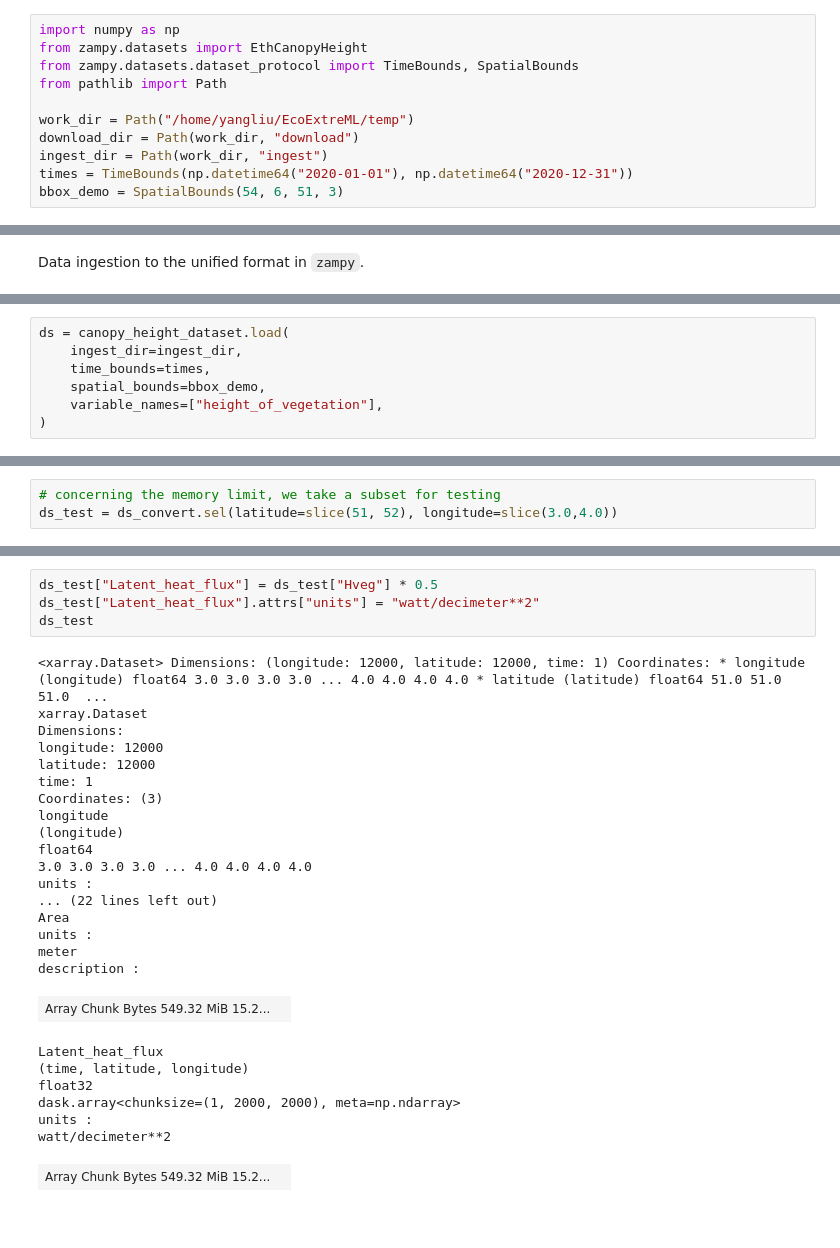
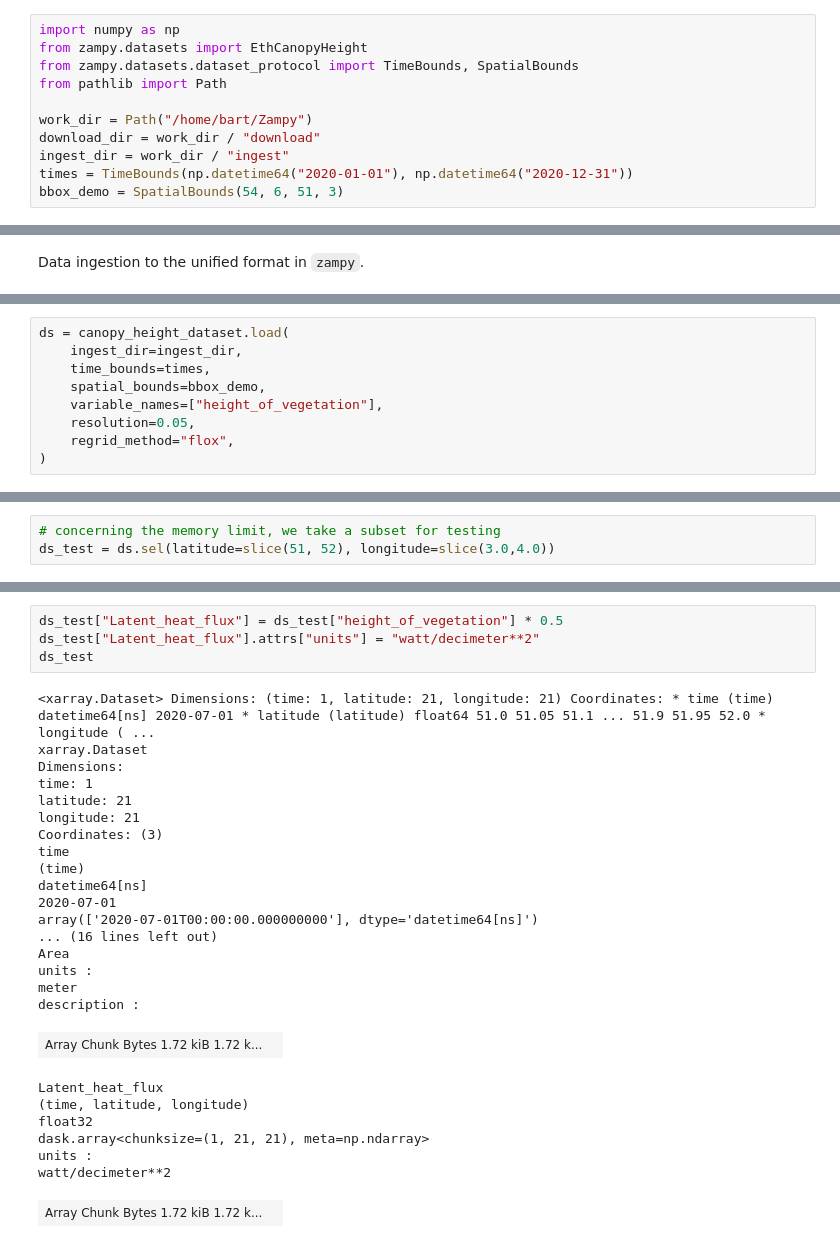
Before and after one commit to EcoExtreML/zampy, a Jupyter notebook: eth_dataset_demo.ipynb, the cells around one changed output, grey strips where cells are left out. Cells and saved outputs as stored; diff of their text form.

```diff
--- a/eth_dataset_demo.ipynb
+++ b/eth_dataset_demo.ipynb
@@ -9,9 +9,9 @@ from zampy.datasets import EthCanopyHeight
 from zampy.datasets.dataset_protocol import TimeBounds, SpatialBounds
 from pathlib import Path
 
-work_dir = Path("/home/yangliu/EcoExtreML/temp")
-download_dir = Path(work_dir, "download")
-ingest_dir = Path(work_dir, "ingest")
+work_dir = Path("/home/bart/Zampy")
+download_dir = work_dir / "download"
+ingest_dir = work_dir / "ingest"
 times = TimeBounds(np.datetime64("2020-01-01"), np.datetime64("2020-12-31"))
 bbox_demo = SpatialBounds(54, 6, 51, 3)
 # %% [markdown]
@@ -40,6 +43,8 @@ ds = canopy_height_dataset.load(
     time_bounds=times,
     spatial_bounds=bbox_demo,
     variable_names=["height_of_vegetation"],
+    resolution=0.05,
+    regrid_method="flox",
 )
 # %%
 ds
@@ -87,6 +92,6 @@ Since the canopy height dataset doesn't have variable included in ALMA conventio
 # %%
 # concerning the memory limit, we take a subset for testing
-ds_test = ds_convert.sel(latitude=slice(51, 52), longitude=slice(3.0,4.0))
+ds_test = ds.sel(latitude=slice(51, 52), longitude=slice(3.0,4.0))
 # %%
 ds_test
 # %% [output]
@@ -121,32 +126,32 @@ PandasIndex(DatetimeIndex(['2020-07-01'], dtype='datetime64[ns]', name='time', f
 Attributes: (0)
 # %%
-ds_test["Latent_heat_flux"] = ds_test["Hveg"] * 0.5
+ds_test["Latent_heat_flux"] = ds_test["height_of_vegetation"] * 0.5
 ds_test["Latent_heat_flux"].attrs["units"] = "watt/decimeter**2"
 ds_test
 # %% [output]
-<xarray.Dataset> Dimensions: (longitude: 12000, latitude: 12000, time: 1) Coordinates: * longitude (longitude) float64 3.0 3.0 3.0 3.0 ... 4.0 4.0 4.0 4.0 * latitude (latitude) float64 51.0 51.0 51.0  ...
+<xarray.Dataset> Dimensions: (time: 1, latitude: 21, longitude: 21) Coordinates: * time (time) datetime64[ns] 2020-07-01 * latitude (latitude) float64 51.0 51.05 51.1 ... 51.9 51.95 52.0 * longitude ( ...
 xarray.Dataset
 Dimensions:
-longitude: 12000
-latitude: 12000
 time: 1
+latitude: 21
+longitude: 21
 Coordinates: (3)
-longitude
-(longitude)
-float64
-3.0 3.0 3.0 3.0 ... 4.0 4.0 4.0 4.0
-units :
-... (22 lines left out)
+time
+(time)
+datetime64[ns]
+2020-07-01
+array(['2020-07-01T00:00:00.000000000'], dtype='datetime64[ns]')
+... (16 lines left out)
 Area
 units :
 meter
 description :
-| Array Chunk Bytes 549.32 MiB 15.2... |  |
+| Array Chunk Bytes 1.72 kiB 1.72 k... |  |
 Latent_heat_flux
 (time, latitude, longitude)
 float32
-dask.array<chunksize=(1, 2000, 2000), meta=np.ndarray>
+dask.array<chunksize=(1, 21, 21), meta=np.ndarray>
 units :
 watt/decimeter**2
-| Array Chunk Bytes 549.32 MiB 15.2... |  |
+| Array Chunk Bytes 1.72 kiB 1.72 k... |  |
 Indexes: (3)
```
Also changed, not shown: parts of 10 cells of this notebook, 10 other files.
